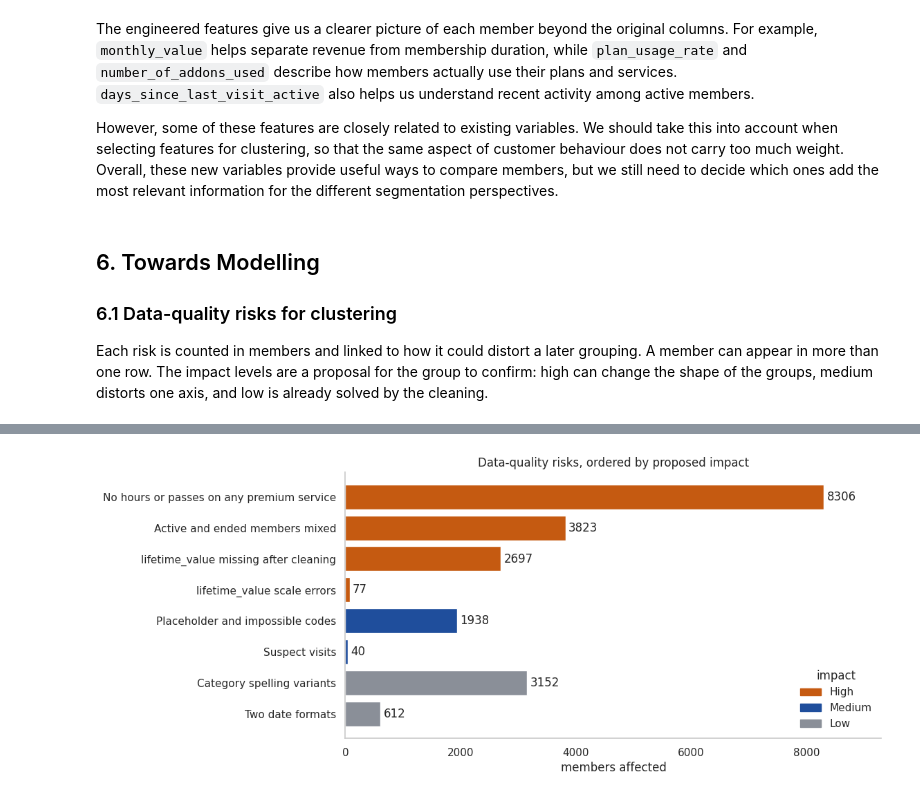
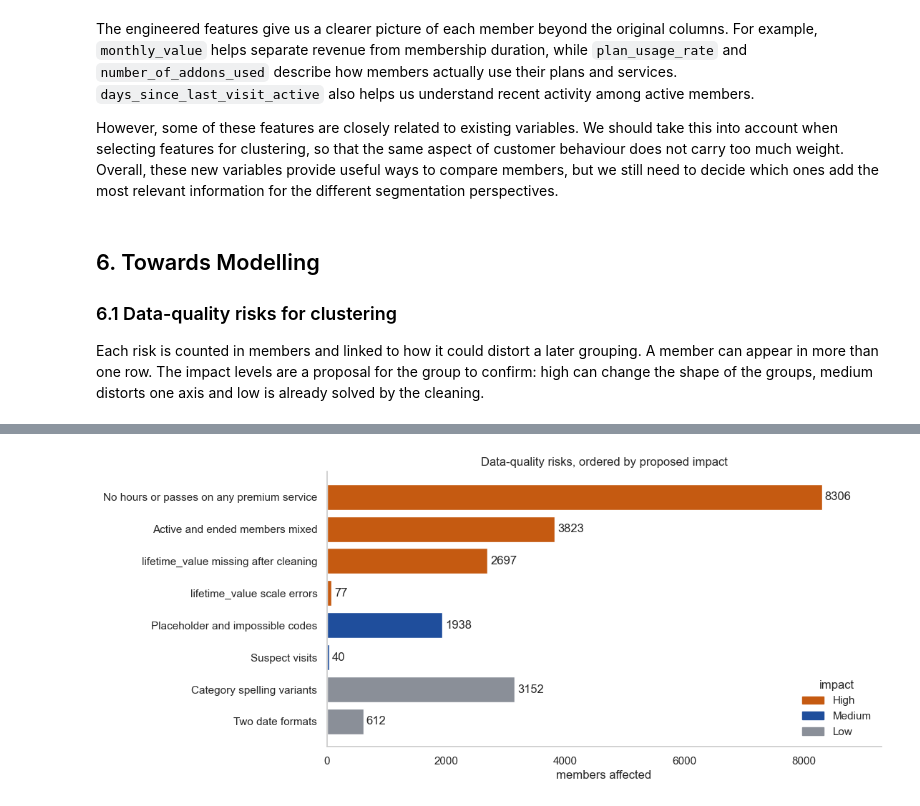
Before and after one commit to MohamedTrikiSoftwareEngineer/DM_Group_10, a Jupyter notebook: notebooks/Group10_EDA_Code.ipynb, the cells around one changed output, grey strips where cells are left out. Cells and saved outputs as stored; diff of their text form; code cells hidden in the pictures.

```diff
--- a/notebooks/Group10_EDA_Code.ipynb
+++ b/notebooks/Group10_EDA_Code.ipynb
@@ -476,6 +480,7 @@ def standardise(series, mapping, name, replace_spaces=False):
     values = series.str.strip().str.lower()
     if replace_spaces:
         values = values.str.replace(' ', '_')
+    # Converting the variants to the same standard category
     result = values.map(mapping)
     print(f"{name}: {series.nunique()} -> {result.nunique()} categories")
     return result
@@ -503,15 +508,15 @@ plan_mapping = {
     "full_time": "full_time", "fulltime": "full_time",
     "private_office": "private_office", "privateoffice": "private_office"}
 
-raw_categories = df[["gender", "country", "industry", "plan_tier"]].copy()
-df["gender"] = standardise(df["gender"], gender_mapping, "gender")
+raw_categories = df[['gender', 'country', 'industry', 'plan_tier']].copy()
+df['gender'] = standardise(df['gender'], gender_mapping, "gender")
 df["country"] = standardise(df["country"], country_mapping, "country")
 df["industry"] = standardise(df["industry"], industry_mapping, "industry")
 df["plan_tier"] = standardise(df["plan_tier"], plan_mapping, "plan_tier", replace_spaces=True)
 
 changed = (raw_categories.notna() & (raw_categories != df[raw_categories.columns])).any(axis=1)
-df["flag_industry_unknown"] = df["industry"] == "Unknown"
-df.loc[df["flag_industry_unknown"], "industry"] = np.nan
+df['flag_industry_unknown'] = (df['industry'] == 'Unknown')
+df.loc[df['flag_industry_unknown'], 'industry'] = np.nan
 print(f"\nrows with at least one label changed: {changed.sum()} ({changed.mean():.1%})")
 print(f"'Unknown', 'UNKNOWN' or 'unknown' industry set to missing: {df['flag_industry_unknown'].sum()}")
 
@@ -617,15 +624,17 @@ df.loc[df["flag_age_invalid"], "age"] = np.nan
 
 df["uses_print"] = df["uses_print"].astype(bool)
 
-placeholder = df["n_colleagues_on_account"] == -1
-df["flag_colleagues_placeholder"] = placeholder
-df.loc[placeholder & ~df["is_team_account"], "n_colleagues_on_account"] = 0
-df.loc[placeholder & df["is_team_account"], "n_colleagues_on_account"] = np.nan
 
-valid_days = df["plan_days_per_week"].between(1, 7)
-days_by_plan = df[valid_days].groupby("plan_tier")["plan_days_per_week"].agg(["min", "max"])
-assert (days_by_plan["min"] == days_by_plan["max"]).all(), "a plan has more than one number of days"
-df["flag_plan_days_invalid"] = df["plan_days_per_week"].isin([0, 9])
+placeholder = (df['n_colleagues_on_account']==-1) # -1 means no colleagues for individual members, but it's unknown for team accounts
+df['flag_colleagues_placeholder'] = placeholder
+df.loc[placeholder & ~df['is_team_account'], 'n_colleagues_on_account'] = 0
+df.loc[placeholder & df['is_team_account'], 'n_colleagues_on_account'] = np.nan
+
+valid_days = df['plan_days_per_week'].between(1, 7)
+# Check that each plan has a consistent number of days before recovering invalid values.
+days_by_plan = df[valid_days].groupby('plan_tier')['plan_days_per_week'].agg(['min', 'max'])
+assert (days_by_plan['min'] == days_by_plan['max']).all(), 'a plan has more than one number of days'
+df['flag_plan_days_invalid'] = df['plan_days_per_week'].isin([0, 9])
 df.loc[df["flag_plan_days_invalid"], "plan_days_per_week"] = df["plan_tier"].map(days_by_plan["max"])
 
 for col in ["total_visits", "meeting_room_hours", "event_space_hours", "guest_passes_issued", "n_renewals"]:
@@ -638,13 +647,14 @@ df["days_since_last_visit"] = df["days_since_last_visit"].astype(float)
 df.loc[df["flag_days_since_999"], "days_since_last_visit"] = recomputed
 
 for use_col, value_col in [("uses_meeting_rooms", "meeting_room_hours"), ("uses_guest_passes", "guest_passes_issued")]:
+    # Set missing usage to zero only when the service was not used and was not flagged negative.
     no_use = df[value_col].isna() & ~df[use_col] & ~df[f"flag_{value_col}_negative"]
     df.loc[no_use, value_col] = 0
     print(f"{value_col}: {no_use.sum()} missing values set to 0 because the service was not used; "
           f"{df[value_col].isna().sum()} remain missing")
 
-df["flag_visits_scale_error"] = (df["total_visits"] > 1000) | (df["avg_weekly_visits"] > 7)
-df["flag_visits_below_last_period"] = df["total_visits"] < df["actual_visits_last_period"]
+df['flag_visits_scale_error'] = (df['total_visits'] > 1000) | (df['avg_weekly_visits'] > 7)
+df["flag_visits_below_last_period"] = df['total_visits']<df['actual_visits_last_period']
 df["flag_meeting_use_conflict"] = ~df["uses_meeting_rooms"] & (df["meeting_room_hours"] > 0)
 
 summary = ["flag_age_invalid", "flag_colleagues_placeholder", "flag_plan_days_invalid", "flag_days_since_999",
@@ -1650,7 +1664,7 @@ However, some of these features are closely related to existing variables. We sh
 # %% [markdown]
 ## 6. Towards Modelling
 ### 6.1 Data-quality risks for clustering
-Each risk is counted in members and linked to how it could distort a later grouping. A member can appear in more than one row. The impact levels are a proposal for the group to confirm: high can change the shape of the groups, medium distorts one axis, and low is already solved by the cleaning.
+Each risk is counted in members and linked to how it could distort a later grouping. A member can appear in more than one row. The impact levels are a proposal for the group to confirm: high can change the shape of the groups, medium distorts one axis and low is already solved by the cleaning.
 # %%
 usage_columns = ["meeting_room_hours", "event_space_hours", "guest_passes_issued"]
 placeholder_flags = ["flag_age_invalid", "flag_colleagues_placeholder", "flag_plan_days_invalid", "flag_days_since_999"]
@@ -1667,7 +1681,7 @@ risk_rows = [
      "Decide in Deliverable 2 between imputing, a missing indicator or a separate value perspective"),
     ("No hours or passes on any premium service", (df[usage_columns] == 0).all(axis=1), "High",
      "Distances on columns that are mostly zero can create a group of non-users",
-     "Use presence flags, and measure intensity among users only"),
+     "Use presence flags and measure intensity among users only"),
     ("Active and ended members mixed", df["is_active"], "High",
      "Tenure of active members is censored, so status can look like a behavioural group",
      "Compare within status, or carry status as an explicit variable"),
@@ -1689,6 +1703,7 @@ risks = pd.DataFrame(
      for r, m, i, e, g in risk_rows]
 )
 impact_rank = {"High": 0, "Medium": 1, "Low": 2}
+# Sort by impact first (High to Low), then by the number of affected members
 risks = risks.sort_values(["impact", "members"], key=lambda s: s.map(impact_rank) if s.name == "impact" else -s).reset_index(drop=True)
 with pd.option_context("display.max_colwidth", None):
     display(risks)
@@ -1709,11 +1724,11 @@ plt.show()
 | 1 | Active and ended members mixed | 3823 | 25.8 | High | Tenure of active members is censo... | Compare within status, or carry s... |
 | 2 | lifetime_value missing after clea... | 2697 | 18.2 | High | Members without a value cannot be... | Decide in Deliverable 2 between i... |
 | 3 | lifetime_value scale errors | 77 | 0.5 | High | Without treatment the top 1% hold... | Detected relative to the plan, tr... |
 | 4 | Placeholder and impossible codes | 1938 | 13.1 | Medium | A code read as a real number give... | Recovered from another field or s... |
 | 5 | Suspect visits | 40 | 0.3 | Medium | A few values that look wrong can ... | Flagged, not corrected; confirm t... |
 | 6 | Category spelling variants | 3152 | 21.2 | Low | One category would split into sev... | Mapped to one label with an expli... |
 | 7 | Two date formats | 612 | 4.1 | Low | A misread date would move a membe... | Day-first reading checked on the ... |
-[figure, old version]
+[figure, new version]
 # %% [markdown]
 ### 6.2 Decisions left for Deliverable 2
 None of these is applied in this notebook.
```
Also changed, not shown: parts of 67 cells of this notebook, 1 other file.
